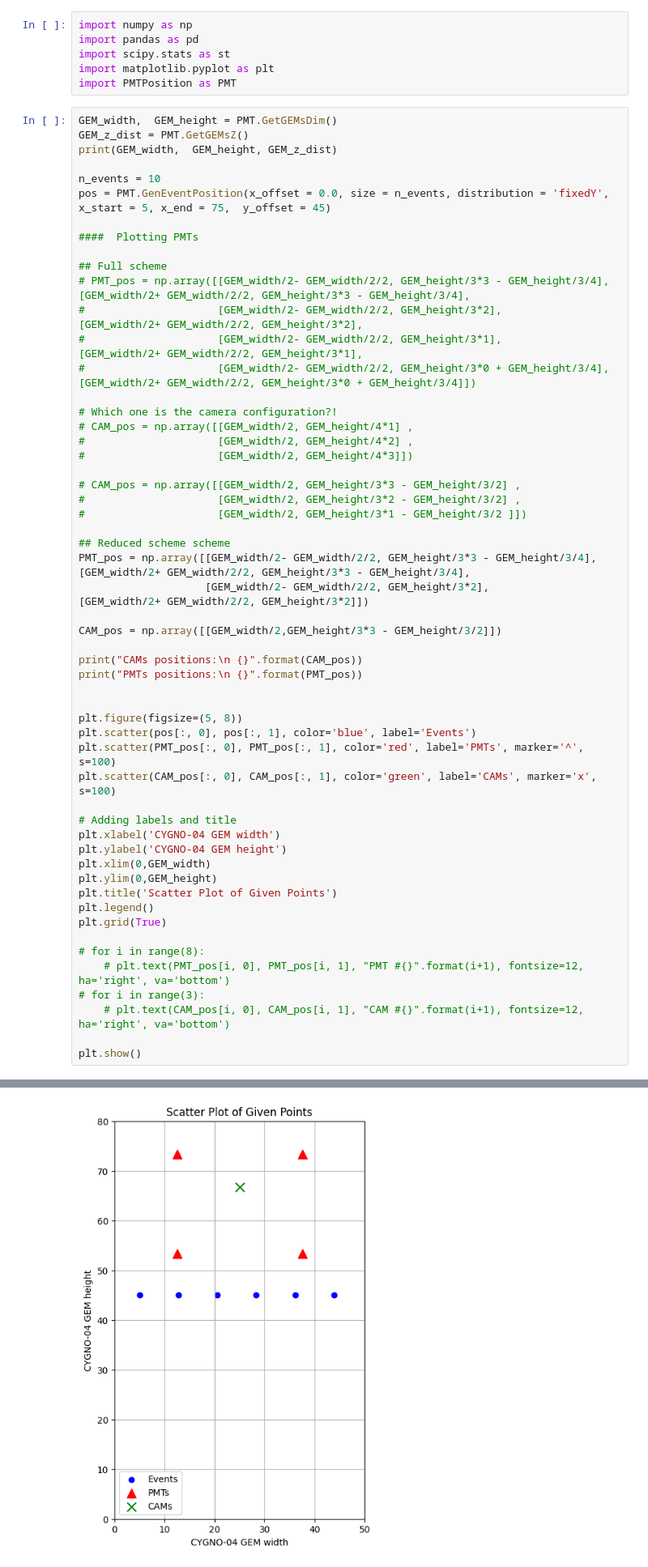
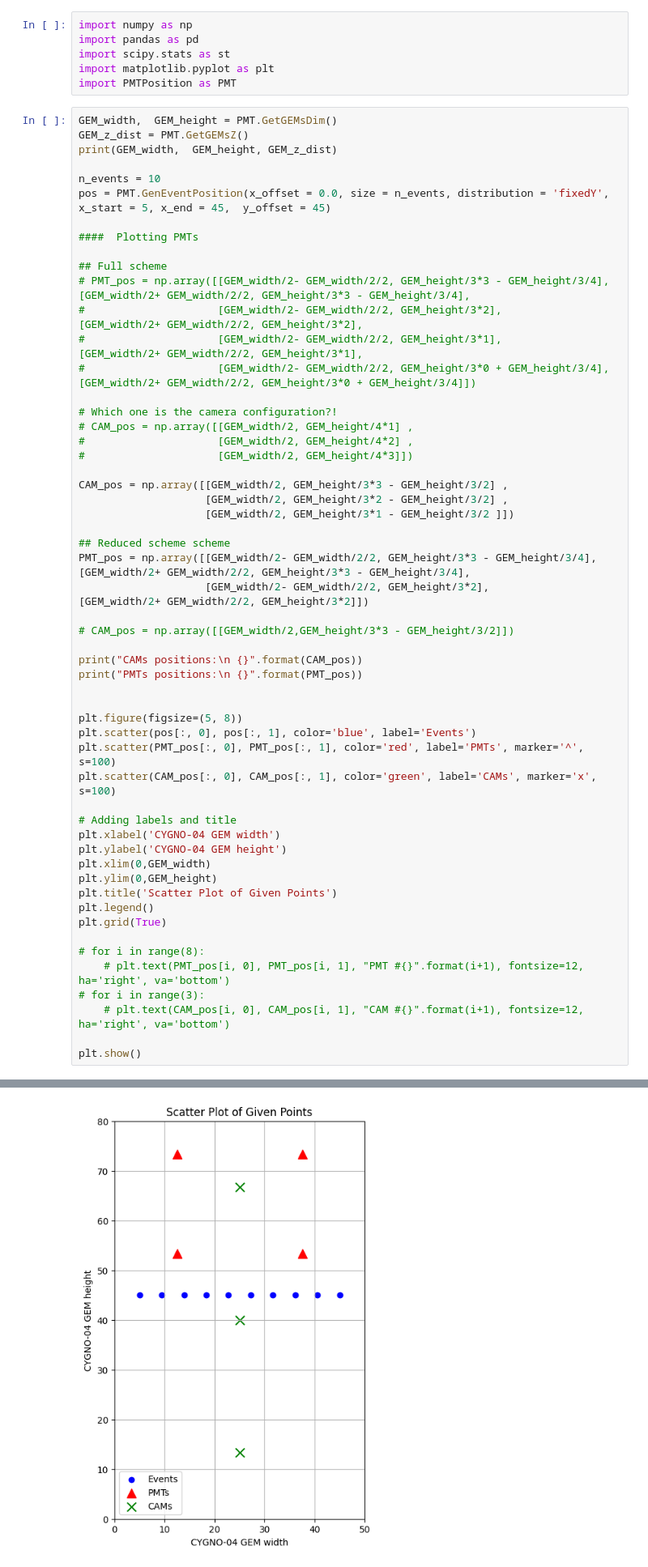
Before and after one commit to piacent/PMTPosition, a Jupyter notebook: jupyter_david.ipynb, the cells around one changed output, grey strips where cells are left out. Shown at 81% size. Drawn from its saved outputs; the diff is of its cells as text.

```diff
--- a/jupyter_david.ipynb
+++ b/jupyter_david.ipynb
@@ -10,7 +10,7 @@ GEM_z_dist = PMT.GetGEMsZ()
 print(GEM_width,  GEM_height, GEM_z_dist)
 
 n_events = 10
-pos = PMT.GenEventPosition(x_offset = 0.0, size = n_events, distribution = 'fixedY', x_start = 5, x_end = 75,  y_offset = 45)
+pos = PMT.GenEventPosition(x_offset = 0.0, size = n_events, distribution = 'fixedY', x_start = 5, x_end = 45,  y_offset = 45)
 
 ####  Plotting PMTs
 
@@ -25,15 +25,15 @@ pos = PMT.GenEventPosition(x_offset = 0.0, size = n_events, distribution = 'fixe
 #                     [GEM_width/2, GEM_height/4*2] ,
 #                     [GEM_width/2, GEM_height/4*3]])
 
-# CAM_pos = np.array([[GEM_width/2, GEM_height/3*3 - GEM_height/3/2] ,
-#                     [GEM_width/2, GEM_height/3*2 - GEM_height/3/2] ,
-#                     [GEM_width/2, GEM_height/3*1 - GEM_height/3/2 ]])
+CAM_pos = np.array([[GEM_width/2, GEM_height/3*3 - GEM_height/3/2] ,
+                    [GEM_width/2, GEM_height/3*2 - GEM_height/3/2] ,
+                    [GEM_width/2, GEM_height/3*1 - GEM_height/3/2 ]])
 
 ## Reduced scheme scheme
 PMT_pos = np.array([[GEM_width/2- GEM_width/2/2, GEM_height/3*3 - GEM_height/3/4], [GEM_width/2+ GEM_width/2/2, GEM_height/3*3 - GEM_height/3/4],
                     [GEM_width/2- GEM_width/2/2, GEM_height/3*2],                  [GEM_width/2+ GEM_width/2/2, GEM_height/3*2]])
 
-CAM_pos = np.array([[GEM_width/2,GEM_height/3*3 - GEM_height/3/2]])
+# CAM_pos = np.array([[GEM_width/2,GEM_height/3*3 - GEM_height/3/2]])
 
 print("CAMs positions:\n {}".format(CAM_pos))
 print("PMTs positions:\n {}".format(PMT_pos))
@@ -66,9 +68,9 @@ CAMs positions:
 PMTs positions:
  [[12.5        73.33333333]
  [37.5        73.33333333]
  [12.5        53.33333333]
  [37.5        53.33333333]]
-[figure, old version]
+[figure, new version]
 # %%
 # PMT_pos = np.array([[20, 40], [60, 40], [60,10], [20,10]])
 n_PMTS = len(PMT_pos)
```
Also changed, not shown: parts of 4 cells of this notebook, 1 other file.
